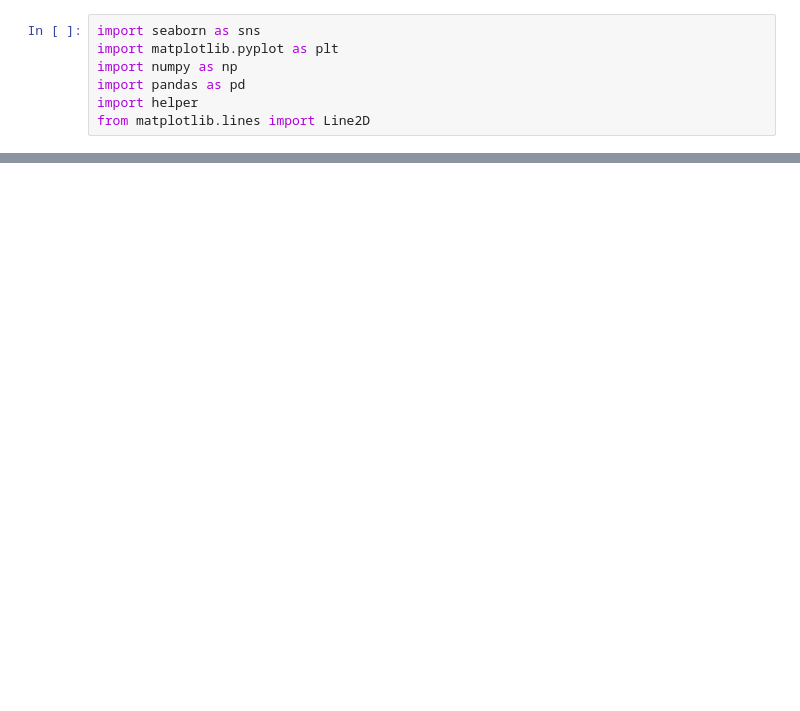
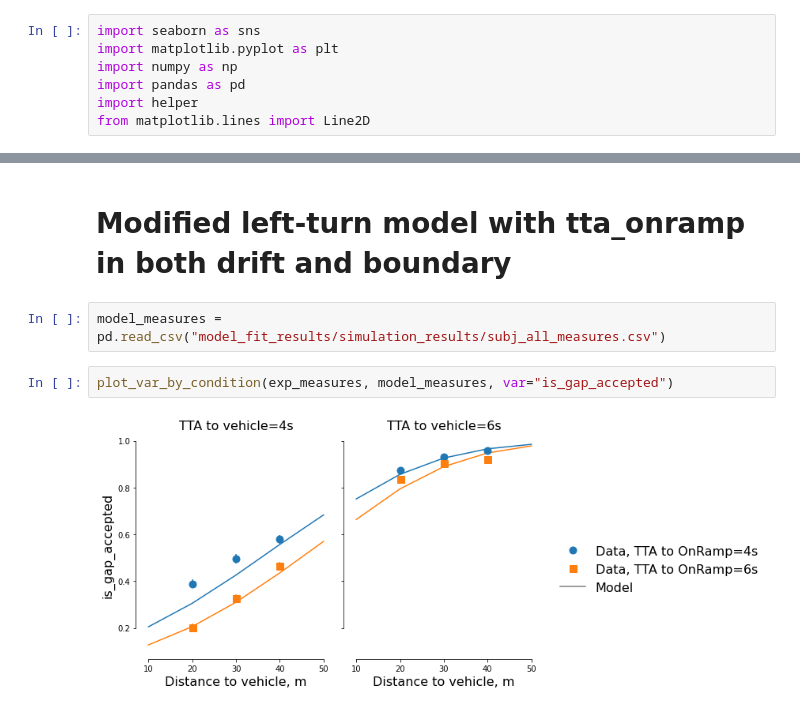
Before and after one commit to cherepaha/merging_eye_tracking, a Jupyter notebook: 04_figures.ipynb, the cells around one changed output, grey strips where cells are left out. Cells and saved outputs as stored; diff of their text form; blank space fills up the shorter version.

```diff
--- a/04_figures.ipynb
+++ b/04_figures.ipynb
@@ -70,0 +74,8 @@ plot_var_by_condition(var="RT_wait")
+# %% [markdown]
+# Modified left-turn model with tta_onramp in both drift and boundary
+# %%
+model_measures = pd.read_csv("model_fit_results/simulation_results/subj_all_measures.csv")
+# %%
+plot_var_by_condition(exp_measures, model_measures, var="is_gap_accepted")
+# %% [output]
+[figure, added]
```
Also changed, not shown: parts of 9 cells of this notebook, 13 other files.
